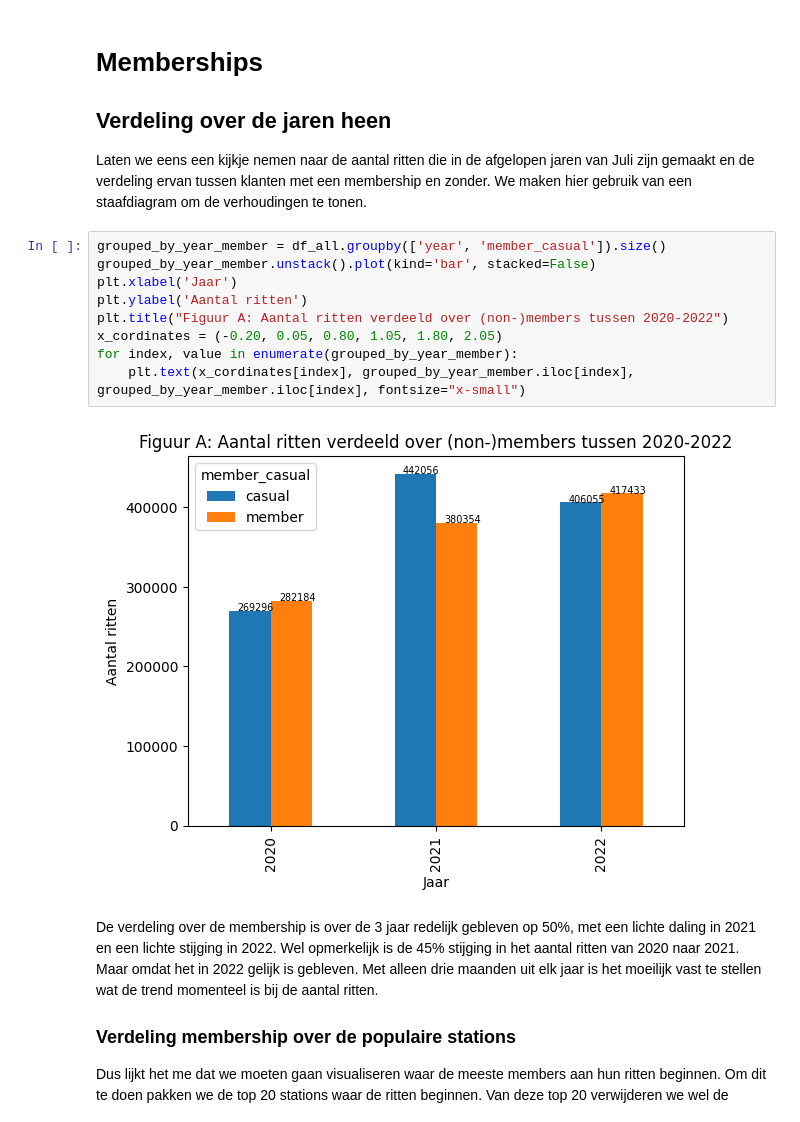
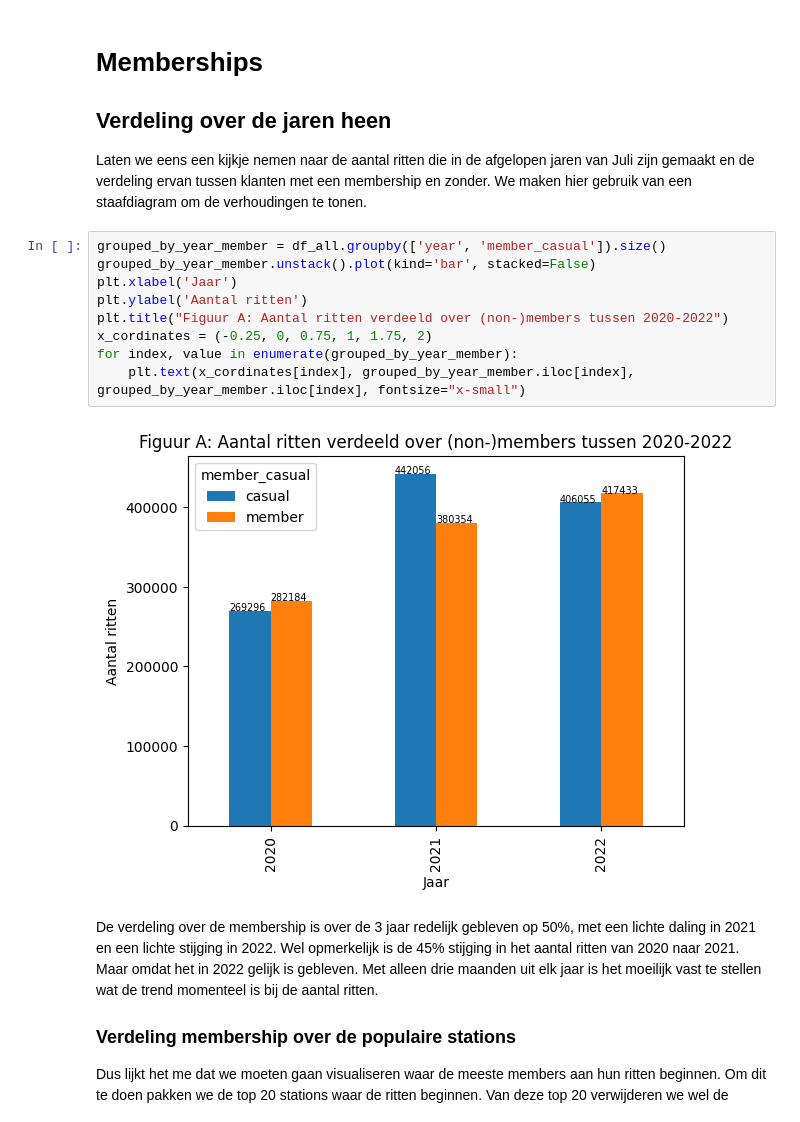
Before and after one commit to thiagovandieten/unspecified-data-analysis-project, a Jupyter notebook: bit-bikes-analyse.ipynb, the cells around one changed output. Saved outputs shown, nothing was run; the diff lists cells and outputs as text.

```diff
--- a/bit-bikes-analyse.ipynb
+++ b/bit-bikes-analyse.ipynb
@@ -99,14 +111,14 @@ We maken hier gebruik van een staafdiagram om de verhoudingen te tonen.
 # %%
 grouped_by_year_member = df_all.groupby(['year', 'member_casual']).size()
 grouped_by_year_member.unstack().plot(kind='bar', stacked=False)
 plt.xlabel('Jaar')
 plt.ylabel('Aantal ritten')
 plt.title("Figuur A: Aantal ritten verdeeld over (non-)members tussen 2020-2022")
-x_cordinates = (-0.20, 0.05, 0.80, 1.05, 1.80, 2.05)
+x_cordinates = (-0.25, 0, 0.75, 1, 1.75, 2)
 for index, value in enumerate(grouped_by_year_member):
     plt.text(x_cordinates[index], grouped_by_year_member.iloc[index], grouped_by_year_member.iloc[index], fontsize="x-small")
 # %% [output]
-[figure, old version]
+[figure, new version]
 # %% [markdown]
 De verdeling over de membership is over de 3 jaar redelijk gebleven op 50%, met een lichte daling in 2021 en een lichte stijging in 2022. Wel opmerkelijk is de 45% stijging in het aantal ritten van 2020 naar 2021. Maar omdat het in 2022 gelijk is gebleven. Met alleen drie maanden uit elk jaar is het moeilijk vast te stellen wat de trend momenteel is bij de aantal ritten.
 
```
Also changed, not shown: parts of 2 cells of this notebook, 2 other files.
